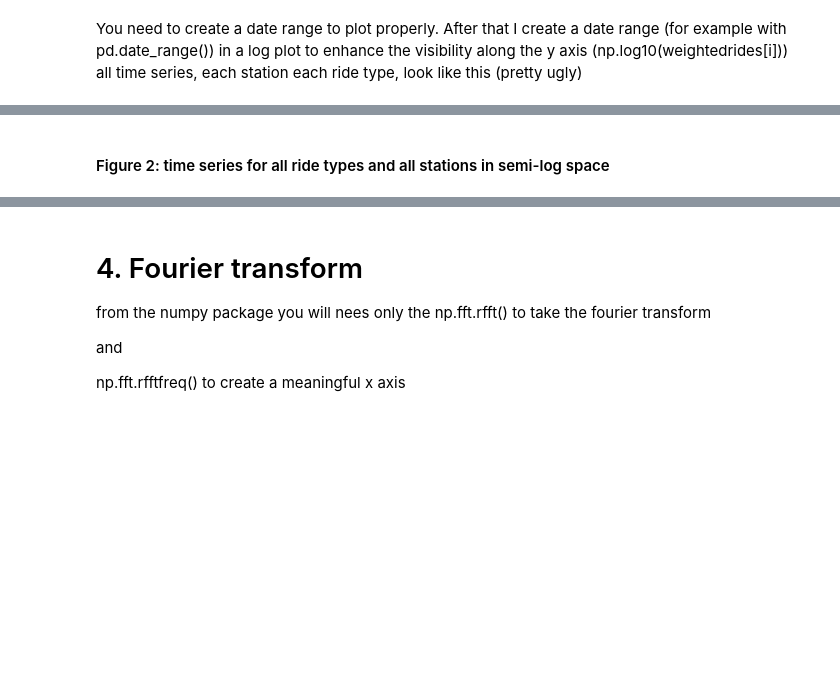
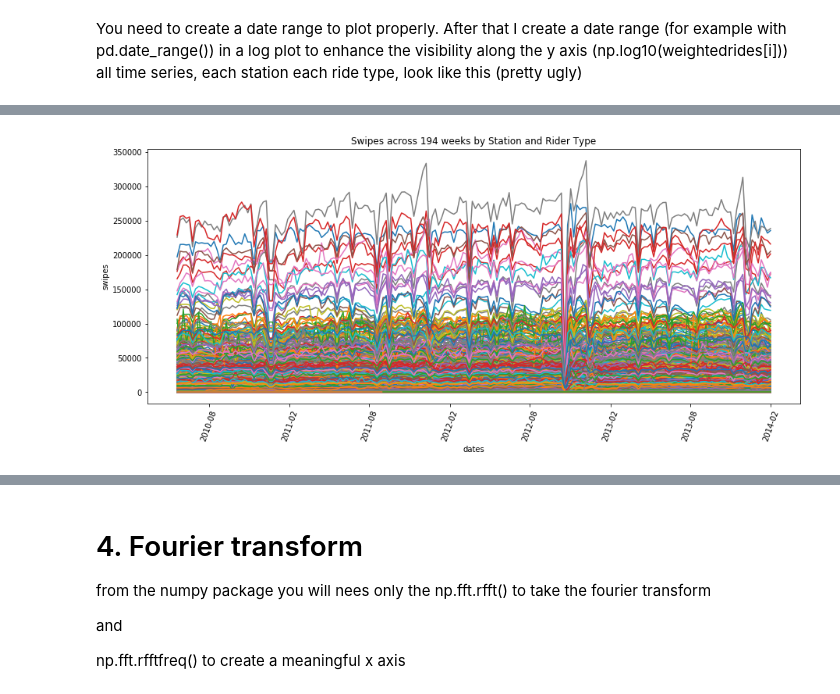
Before and after one commit to rachelsmc/PUI2018_rms818, a Jupyter notebook: HW12_rms818/Assignment 1.ipynb, the cells around one changed output, grey strips where cells are left out. Cells and saved outputs as stored; diff of their text form; code cells hidden in the pictures; blank space fills up the shorter version.

`````diff
--- a/HW12_rms818/Assignment 1.ipynb
+++ b/HW12_rms818/Assignment 1.ipynb
@@ -40,7 +40,6 @@ import numpy as np
 import pandas as pd
 
 from sklearn.ensemble  import RandomForestClassifier as rfc
-from sklearn.model_selection import train_test_split
 from sklearn.metrics import confusion_matrix
 from sklearn.metrics import classification_report
 import statsmodels.api as sm
@@ -49,7 +48,5 @@ import statsmodels.api as sm
 
 from IPython.display import Image
 from IPython.display import clear_output
-pl.rcParams['font.size'] = 20
-Image(filename = "Ridetypes.png")
 # %% [output]
 Populating the interactive namespace from numpy and matplotlib
@@ -131,6 +127,14 @@ Out[11]: (2677200,)
 ````
 # %% [markdown]
 # read in data as instructed above
+# %%
+mta = np.load("MTA_Fare.npy")
+# %%
+# convert int to float first
+mta = mta.astype(float)
+
+# replace negatives with NaNs
+mta[mta==-1] = np.nan
 # %%
 print ("MTA array shape:", mta.shape)
 print ("MTA array shape summed over all ride types:", np.nansum(mta,axis=1).shape)
@@ -161,2 +159,16 @@ all time series, each station each ride type, look like this (pretty ugly)
-# %% [markdown]
-#### Figure 2: time series for all ride types and all stations in semi-log space
+# %%
+daterange = pd.date_range(start='05/21/2010', periods=194, freq='7D')
+# %%
+#plot the data in a natural space
+fig = plt.figure(figsize=(15,6))
+ax = fig.add_subplot(111)
+ax.set_xlabel('dates')
+ax.set_ylabel('swipes')
+ax.set_title('Swipes across 194 weeks by Station and Rider Type')
+plt.xticks(rotation=70)
+
+for station in range(600):
+    for rtype in range(23):
+        ax.plot(daterange, mta[station][rtype])
+# %% [output]
+[figure, added]
`````
Also changed, not shown: parts of 11 cells of this notebook, 1 other file.
